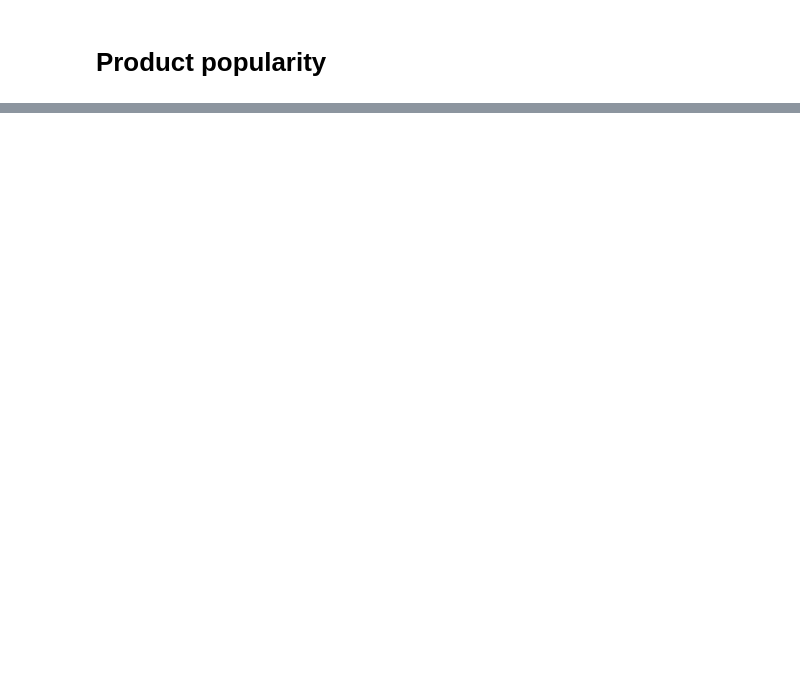
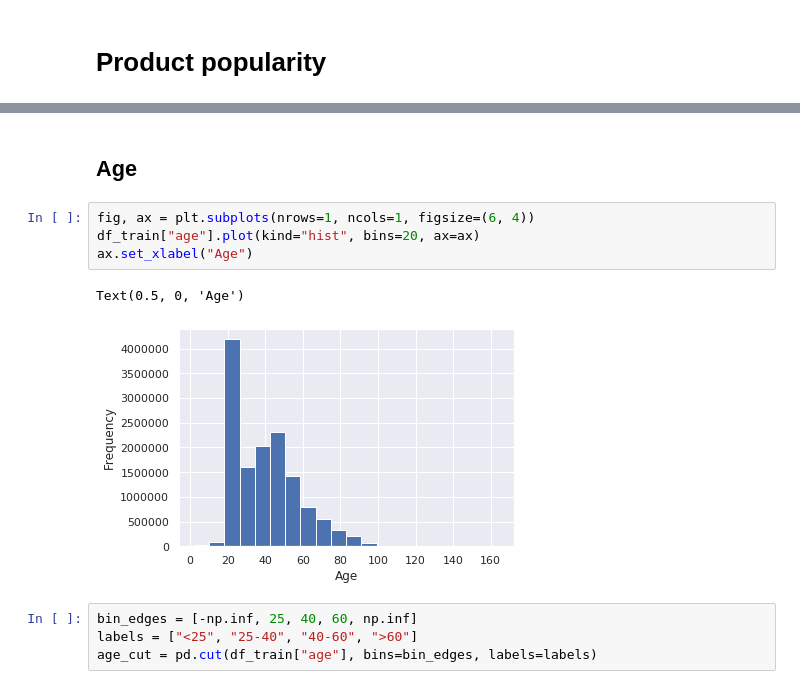
Before and after one commit to nguyentrunghai/Kaggle_projects, a Jupyter notebook: Santander_Product_Recomendation/exploratory.ipynb, the cells around one changed output, grey strips where cells are left out. Saved outputs shown, nothing was run; the diff lists cells and outputs as text; blank space fills up the shorter version.

```diff
--- a/Santander_Product_Recomendation/exploratory.ipynb
+++ b/Santander_Product_Recomendation/exploratory.ipynb
@@ -111,0 +200,13 @@ Text(0, 0.5, 'Product')
+# %% [markdown]
+## Age
+# %%
+fig, ax = plt.subplots(nrows=1, ncols=1, figsize=(6, 4))
+df_train["age"].plot(kind="hist", bins=20, ax=ax)
+ax.set_xlabel("Age")
+# %% [output]
+Text(0.5, 0, 'Age')
+[figure, added]
+# %%
+bin_edges = [-np.inf, 25, 40, 60, np.inf]
+labels = ["<25", "25-40", "40-60", ">60"]
+age_cut = pd.cut(df_train["age"], bins=bin_edges, labels=labels)
```
Also changed, not shown: parts of 26 cells of this notebook.
